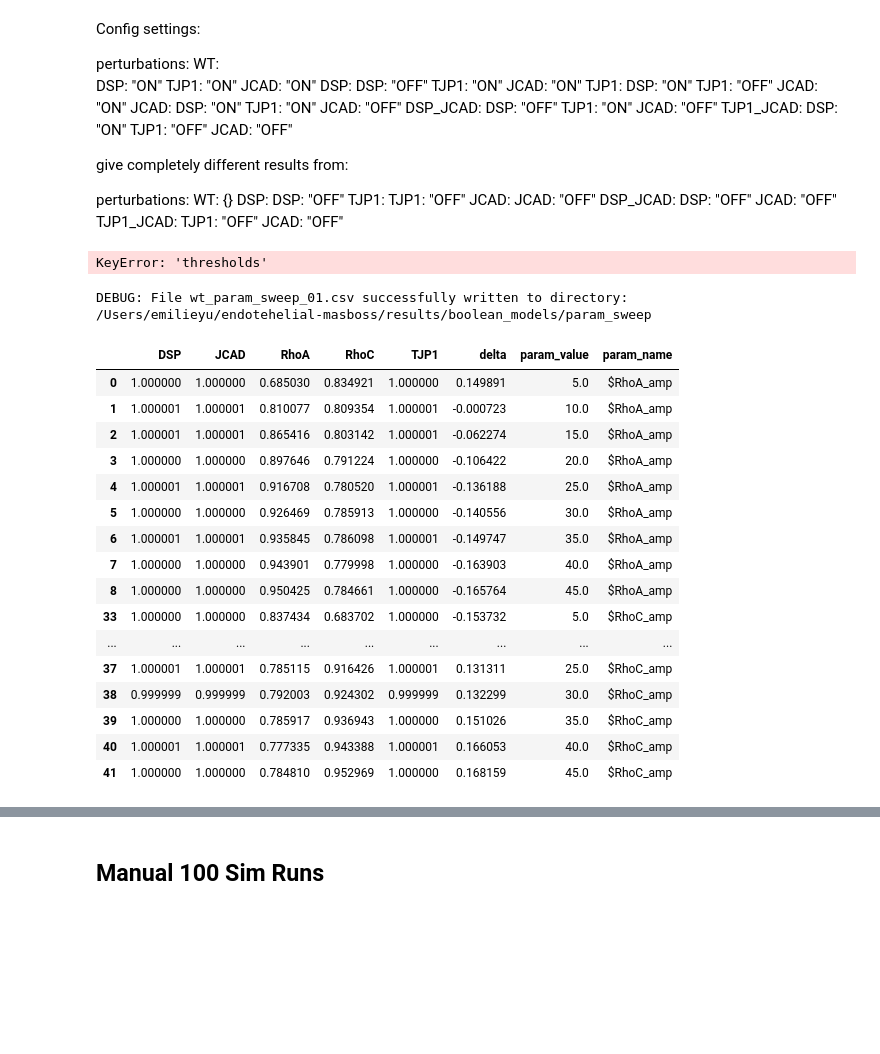
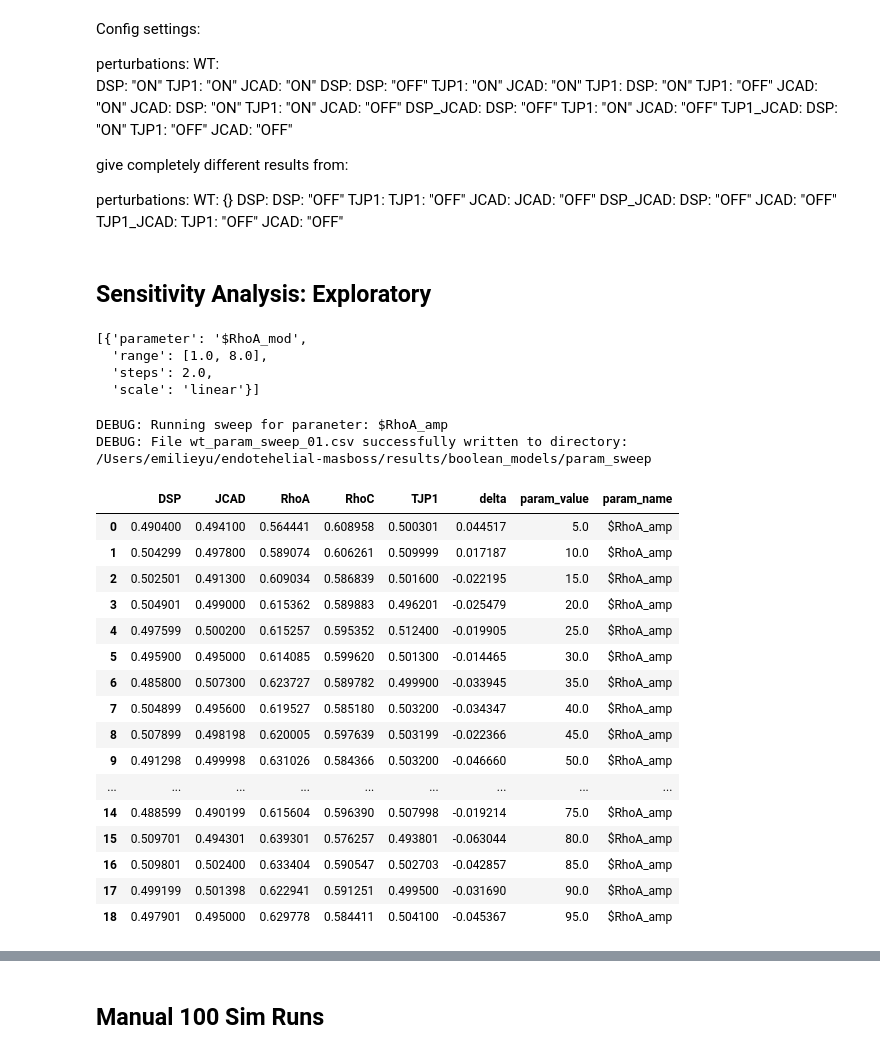
Before and after one commit to emilieyuu/endotehelial-masboss, a Jupyter notebook: notebooks/04_refactor_explore.ipynb, the cells around one changed output, grey strips where cells are left out. Drawn from its saved outputs; the diff is of its cells as text; code cells hidden in the pictures; blank space fills up the shorter version.

Commit message:
preparing for practical runs of perturbation and sensitivity. NOTE: settings must be manually configured in code, cfg file params not recognised

```diff
--- a/notebooks/04_refactor_explore.ipynb
+++ b/notebooks/04_refactor_explore.ipynb
@@ -107,39 +132,21 @@ perturbations:
   TJP1_JCAD:
     TJP1: "OFF"
     JCAD: "OFF"
-# %%
-
-PROJECT_ROOT = Path("/Users/emilieyu/endotehelial-masboss/")
-CONFIG_PATH = PROJECT_ROOT / "config" / "rho_sim_config.yaml"
-
-with open(CONFIG_PATH, "r") as f:
-    config = yaml.safe_load(f)
-
-# Resolve Paths
-MODELS_BND = PROJECT_ROOT / config['paths']['model_bnd']
-MODELS_CFG = PROJECT_ROOT / config['paths']['model_cfg']
-RESULTS_DIR = PROJECT_ROOT / config['paths']['results_base']
-PARAM_DIR = RESULTS_DIR / config['paths']['subdirs']['param_sweep']
-
-# Result subdirectories
-RAW_DIR = RESULTS_DIR / config['paths']['subdirs']['raw']
-PROCESSED_DIR = RESULTS_DIR / config['paths']['subdirs']['processed']
-SS_DIR = RESULTS_DIR / config['paths']['subdirs']['steady_state']
-
-# Global variable
-
-EPS = config['analysis']['thresholds']['eps']
-PERBS_DICT = config.get('perturbations') # get mutations directly from config
-N_RUNS=100
-# %% [output]
-KeyError: 'thresholds'
+# %% [markdown]
+## Sensitivity Analysis: Exploratory
 # %%
 base_model = maboss.load(str(MODELS_BND), str(MODELS_CFG))
 sweep_cfg = config['sensitivity_analysis']
+sweep_cfg[1:2]
+# %% [output]
+[{'parameter': '$RhoA_mod',
+  'range': [1.0, 8.0],
+  'steps': 2.0,
+  'scale': 'linear'}]
 # %%
 # WT Sensitivity analysis for each parameter
 result = []
-for param_cfg in sweep_cfg:
+for param_cfg in sweep_cfg[0:1]:
     name = param_cfg['parameter']
     print(f"DEBUG: Running sweep for paraneter: {name}")
 
@@ -153,7 +160,7 @@ for param_cfg in sweep_cfg:
         res = m.run()
         ss_df = res.get_last_nodes_probtraj()
 
-        ss_df['delta'] = compute_delta(ss_df)
+        ss_df['delta'] = compute_delta(ss_df, config)
         ss_df['param_value'] = val
         ss_df['param_name'] = name
 
@@ -163,27 +170,28 @@ for param_cfg in sweep_cfg:
 combined_df = pd.concat(result, ignore_index=True)
 save_df_to_csv(combined_df, PARAM_DIR, "wt_param_sweep_01.csv")
 # %% [output]
+DEBUG: Running sweep for paraneter: $RhoA_amp
 DEBUG: File wt_param_sweep_01.csv successfully written to directory: /Users/emilieyu/endotehelial-masboss/results/boolean_models/param_sweep
 # %%
-test_df = combined_df[combined_df['param_name'].str.contains('amp')]
+test_df = combined_df[combined_df['param_name'] =='$RhoA_amp']
 test_df
 # %% [output]
 |  | DSP | JCAD | RhoA | RhoC | TJP1 | delta | param_value | param_name |
-| 0 | 1.000000 | 1.000000 | 0.685030 | 0.834921 | 1.000000 | 0.149891 | 5.0 | $RhoA_amp |
-| 1 | 1.000001 | 1.000001 | 0.810077 | 0.809354 | 1.000001 | -0.000723 | 10.0 | $RhoA_amp |
-| 2 | 1.000001 | 1.000001 | 0.865416 | 0.803142 | 1.000001 | -0.062274 | 15.0 | $RhoA_amp |
-| 3 | 1.000000 | 1.000000 | 0.897646 | 0.791224 | 1.000000 | -0.106422 | 20.0 | $RhoA_amp |
-| 4 | 1.000001 | 1.000001 | 0.916708 | 0.780520 | 1.000001 | -0.136188 | 25.0 | $RhoA_amp |
-| 5 | 1.000000 | 1.000000 | 0.926469 | 0.785913 | 1.000000 | -0.140556 | 30.0 | $RhoA_amp |
-| 6 | 1.000001 | 1.000001 | 0.935845 | 0.786098 | 1.000001 | -0.149747 | 35.0 | $RhoA_amp |
-| 7 | 1.000000 | 1.000000 | 0.943901 | 0.779998 | 1.000000 | -0.163903 | 40.0 | $RhoA_amp |
-| 8 | 1.000000 | 1.000000 | 0.950425 | 0.784661 | 1.000000 | -0.165764 | 45.0 | $RhoA_amp |
-| 33 | 1.000000 | 1.000000 | 0.837434 | 0.683702 | 1.000000 | -0.153732 | 5.0 | $RhoC_amp |
+| 0 | 0.490400 | 0.494100 | 0.564441 | 0.608958 | 0.500301 | 0.044517 | 5.0 | $RhoA_amp |
+| 1 | 0.504299 | 0.497800 | 0.589074 | 0.606261 | 0.509999 | 0.017187 | 10.0 | $RhoA_amp |
+| 2 | 0.502501 | 0.491300 | 0.609034 | 0.586839 | 0.501600 | -0.022195 | 15.0 | $RhoA_amp |
+| 3 | 0.504901 | 0.499000 | 0.615362 | 0.589883 | 0.496201 | -0.025479 | 20.0 | $RhoA_amp |
+| 4 | 0.497599 | 0.500200 | 0.615257 | 0.595352 | 0.512400 | -0.019905 | 25.0 | $RhoA_amp |
+| 5 | 0.495900 | 0.495000 | 0.614085 | 0.599620 | 0.501300 | -0.014465 | 30.0 | $RhoA_amp |
+| 6 | 0.485800 | 0.507300 | 0.623727 | 0.589782 | 0.499900 | -0.033945 | 35.0 | $RhoA_amp |
+| 7 | 0.504899 | 0.495600 | 0.619527 | 0.585180 | 0.503200 | -0.034347 | 40.0 | $RhoA_amp |
+| 8 | 0.507899 | 0.498198 | 0.620005 | 0.597639 | 0.503199 | -0.022366 | 45.0 | $RhoA_amp |
+| 9 | 0.491298 | 0.499998 | 0.631026 | 0.584366 | 0.503200 | -0.046660 | 50.0 | $RhoA_amp |
 | ... | ... | ... | ... | ... | ... | ... | ... | ... |
-| 37 | 1.000001 | 1.000001 | 0.785115 | 0.916426 | 1.000001 | 0.131311 | 25.0 | $RhoC_amp |
-| 38 | 0.999999 | 0.999999 | 0.792003 | 0.924302 | 0.999999 | 0.132299 | 30.0 | $RhoC_amp |
-| 39 | 1.000000 | 1.000000 | 0.785917 | 0.936943 | 1.000000 | 0.151026 | 35.0 | $RhoC_amp |
-| 40 | 1.000001 | 1.000001 | 0.777335 | 0.943388 | 1.000001 | 0.166053 | 40.0 | $RhoC_amp |
-| 41 | 1.000000 | 1.000000 | 0.784810 | 0.952969 | 1.000000 | 0.168159 | 45.0 | $RhoC_amp |
+| 14 | 0.488599 | 0.490199 | 0.615604 | 0.596390 | 0.507998 | -0.019214 | 75.0 | $RhoA_amp |
+| 15 | 0.509701 | 0.494301 | 0.639301 | 0.576257 | 0.493801 | -0.063044 | 80.0 | $RhoA_amp |
+| 16 | 0.509801 | 0.502400 | 0.633404 | 0.590547 | 0.502703 | -0.042857 | 85.0 | $RhoA_amp |
+| 17 | 0.499199 | 0.501398 | 0.622941 | 0.591251 | 0.499500 | -0.031690 | 90.0 | $RhoA_amp |
+| 18 | 0.497901 | 0.495000 | 0.629778 | 0.584411 | 0.504100 | -0.045367 | 95.0 | $RhoA_amp |
 # %%
 
```
Also changed, not shown: parts of 5 cells of this notebook, 14 other files.
